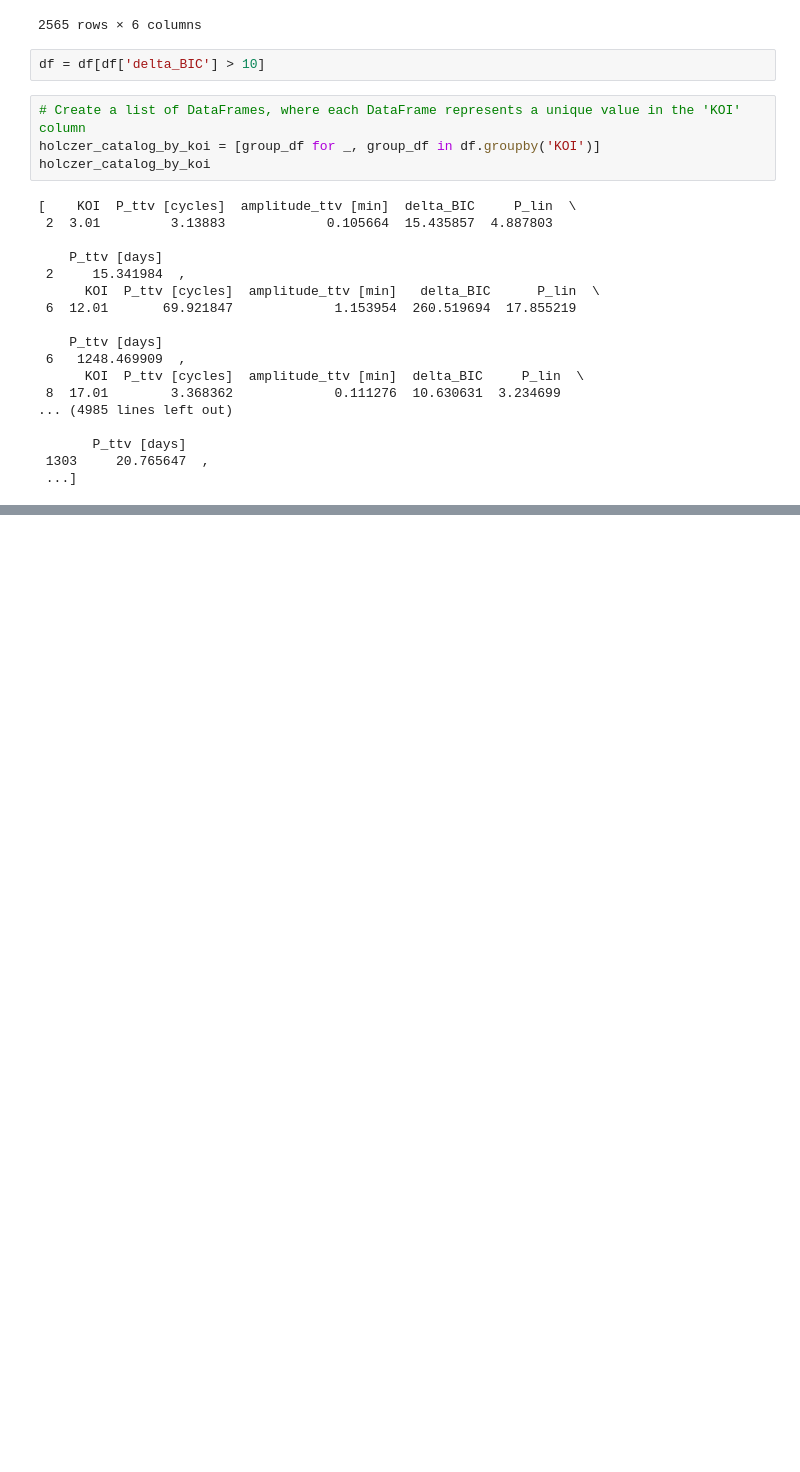
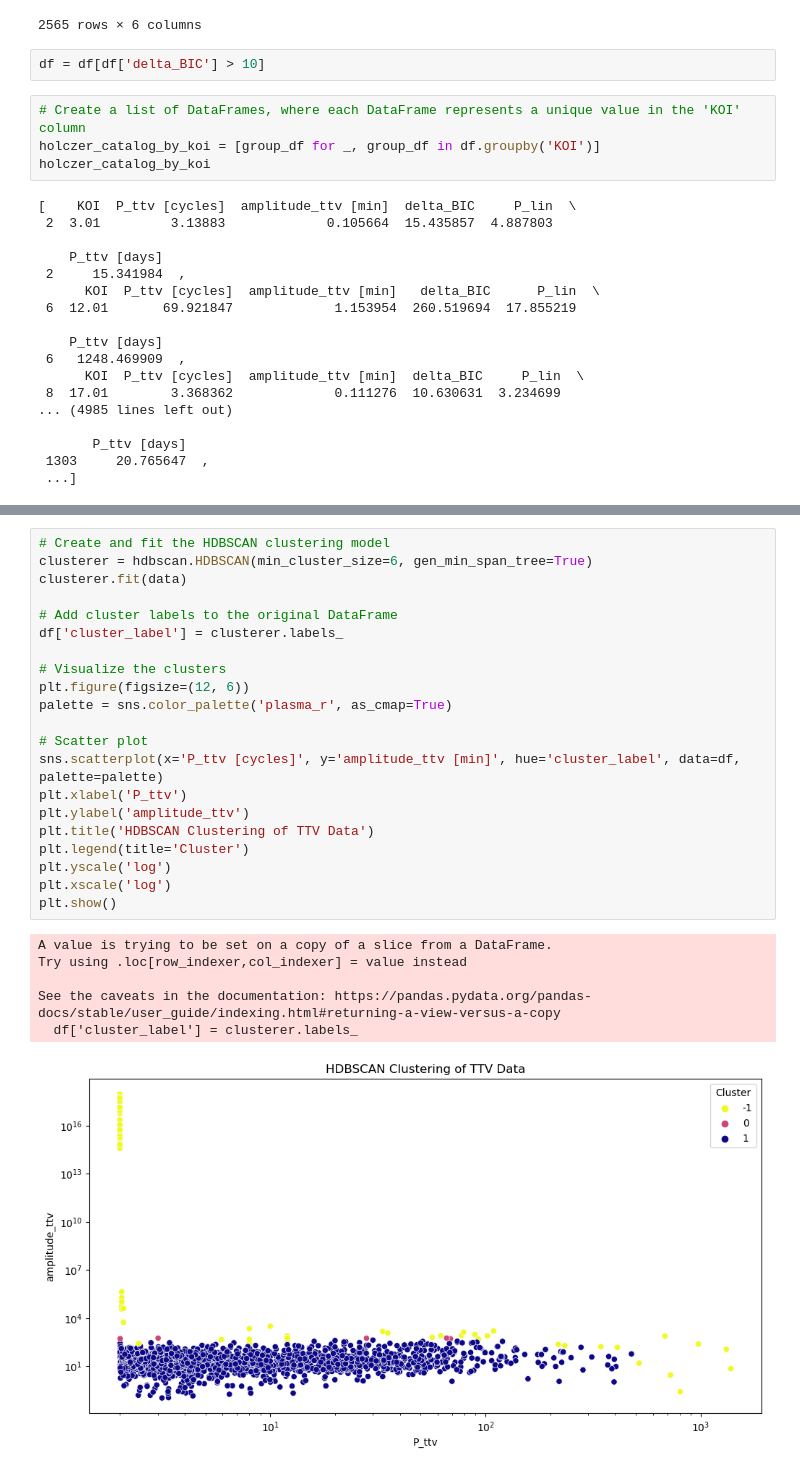
Before and after one commit to ssagynbayeva/TTVs-hacking, a Jupyter notebook: clustering.ipynb, the cells around one changed output, grey strips where cells are left out. Saved outputs shown, nothing was run; the diff lists cells and outputs as text; blank space fills up the shorter version.

```diff
--- a/clustering.ipynb
+++ b/clustering.ipynb
@@ -134,0 +188,28 @@ plt.show()
+# %%
+# Create and fit the HDBSCAN clustering model
+clusterer = hdbscan.HDBSCAN(min_cluster_size=6, gen_min_span_tree=True)
+clusterer.fit(data)
+
+# Add cluster labels to the original DataFrame
+df['cluster_label'] = clusterer.labels_
+
+# Visualize the clusters
+plt.figure(figsize=(12, 6))
+palette = sns.color_palette('plasma_r', as_cmap=True)
+
+# Scatter plot
+sns.scatterplot(x='P_ttv [cycles]', y='amplitude_ttv [min]', hue='cluster_label', data=df, palette=palette)
+plt.xlabel('P_ttv')
+plt.ylabel('amplitude_ttv')
+plt.title('HDBSCAN Clustering of TTV Data')
+plt.legend(title='Cluster')
+plt.yscale('log')
+plt.xscale('log')
+plt.show()
+# %% [output]
+A value is trying to be set on a copy of a slice from a DataFrame.
+Try using .loc[row_indexer,col_indexer] = value instead
+
+See the caveats in the documentation: https://pandas.pydata.org/pandas-docs/stable/user_guide/indexing.html#returning-a-view-versus-a-copy
+  df['cluster_label'] = clusterer.labels_
+[figure, added]
```
Also changed, not shown: parts of 12 cells of this notebook.
